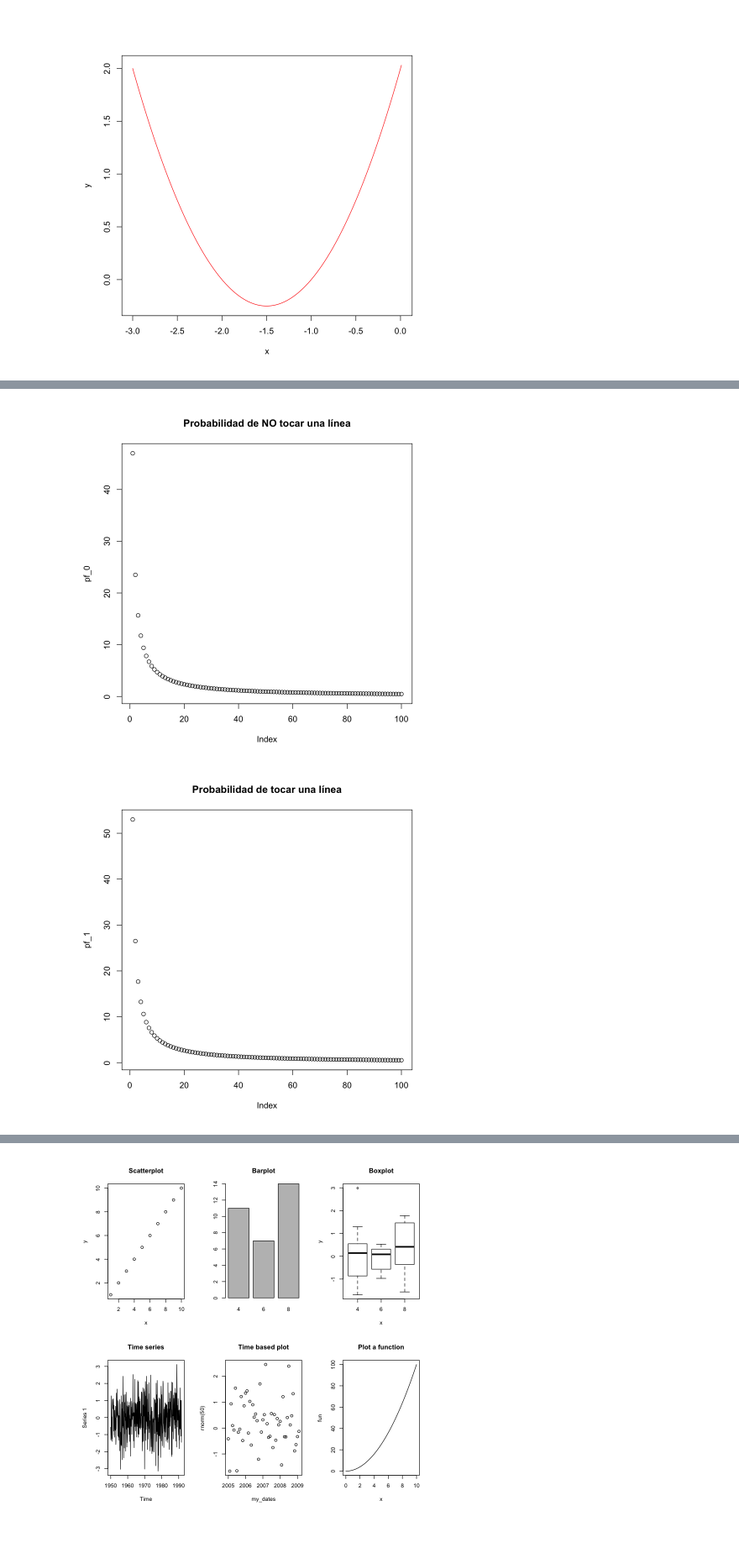
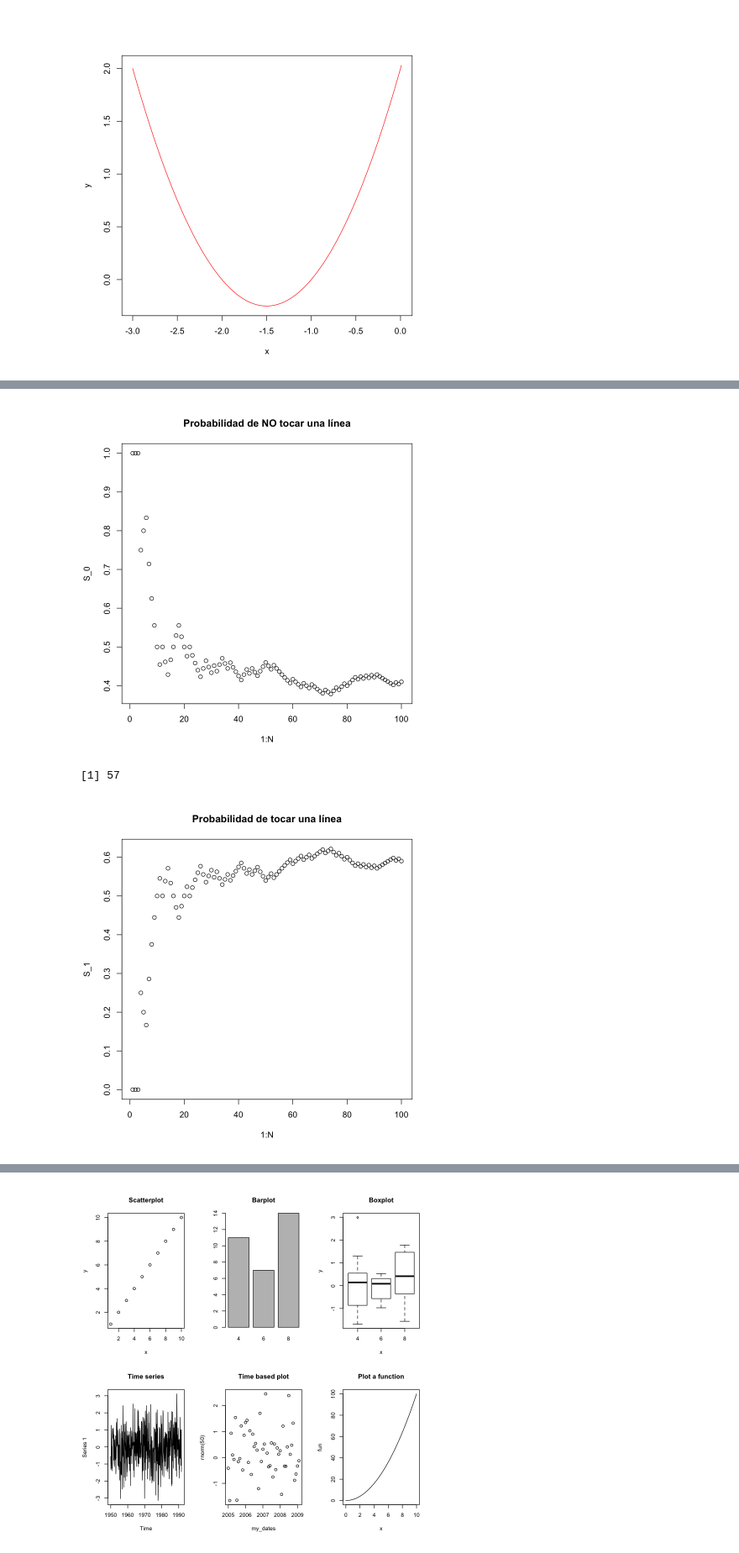
Before and after one commit to Crisel8a/Probabilidad, a Jupyter notebook: Proba_R.ipynb, the cells around one changed output, grey strips where cells are left out. Shown at 84% size. Drawn from its saved outputs; the diff is of its cells as text; code cells hidden in the pictures.

```diff
--- a/Proba_R.ipynb
+++ b/Proba_R.ipynb
@@ -447,8 +528,8 @@ for (i in 1:N) {
         s_1 <- s_1 + 1
     }
     pf_1 <- s_1 / i
-    append(S_1,pf_1)
-    print(pf_1)
+    S_1 = append(S_1,pf_1)
+    #print(pf_1)
 }
 mean(pf_1)
 # %% [output]
@@ -536,10 +566,13 @@ for (i in 1:N){
 # %%
-pf_0 <- cumsum(s_0)/1:N
-plot(pf_0, main = "Probabilidad de NO tocar una línea")
+#pf_0 <- sum(s_0)/1:N
+plot(1:N, S_0, main = "Probabilidad de NO tocar una línea")
 # %% [output]
-[figure, old version]
+[figure, new version]
+# %%
+sum(s_1)
+# %% [output]
+[1] 57
 # %%
-pf_1 <- cumsum(s_1)/1:N
-plot(pf_1, main = "Probabilidad de tocar una línea")
+plot(1:N, S_1, main = "Probabilidad de tocar una línea")
 # %% [output]
-[figure, old version]
+[figure, new version]
```
Also changed, not shown: parts of 22 cells of this notebook, 1 other file.
